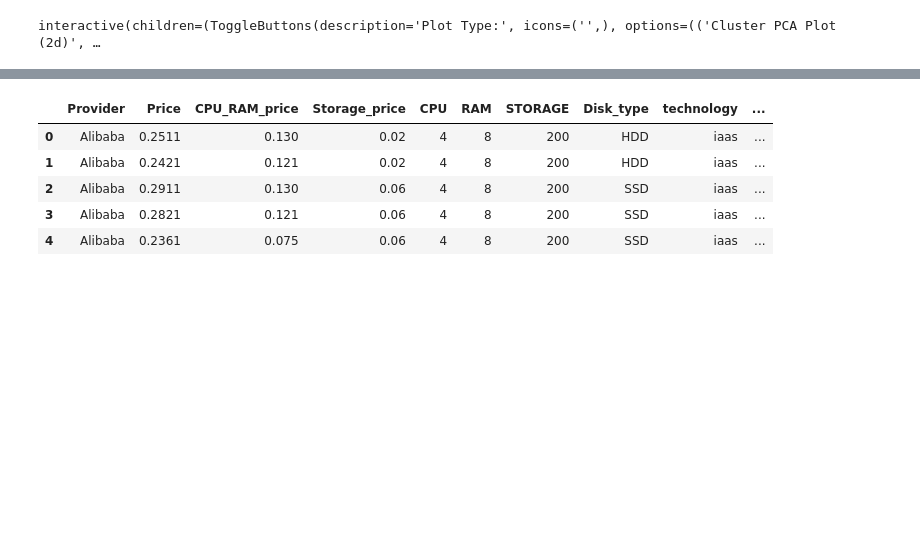
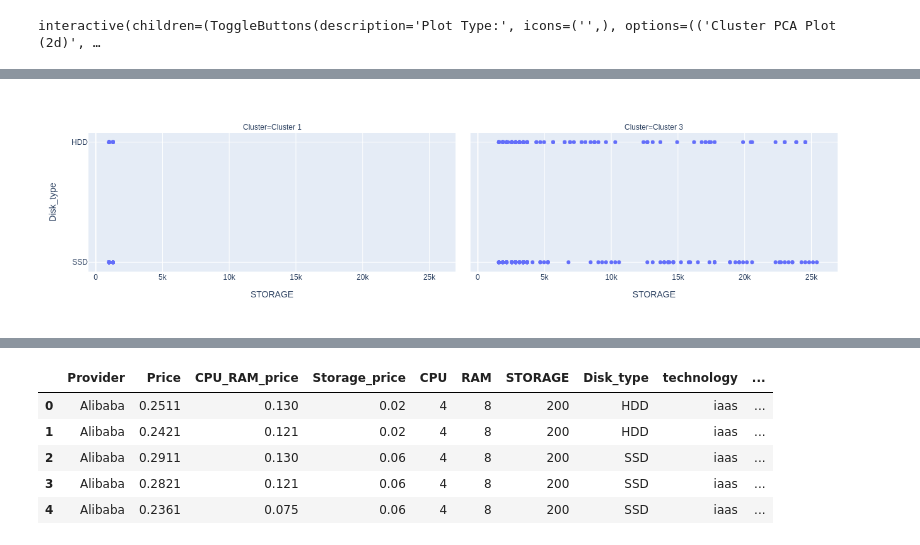
Before and after one commit to gfragi/cloudCasestudy, a Jupyter notebook: clustering-storage.ipynb, the cells around one changed output, grey strips where cells are left out. Saved outputs shown, nothing was run; the diff lists cells and outputs as text; code cells hidden in the pictures; blank space fills up the shorter version.

```diff
--- a/clustering-storage.ipynb
+++ b/clustering-storage.ipynb
@@ -124,0 +103,13 @@ result = assign_model(kmeans)
+# %%
+# Load the dataset you need to predict
+totals = pd.read_csv(f'datasets/total_instances.csv')
+
+# Store only the two columns for clustering prediction
+caas_strg = totals[['storage_caas', 'Disk_type']]
+caas_strg = caas_strg.rename(columns={'storage_caas': 'STORAGE'})
+iaas_strg = totals[['storage_iaas', 'Disk_type']]
+iaas_strg = iaas_strg.rename(columns={'storage_iaas': 'STORAGE'})
+
+
+iaas_strg
+# caas_strg.head()
@@ -125,4 +130,4 @@ result = assign_model(kmeans)
 # %%
-# predictions = predict_model(kmeans, data = user_pred)
-# predictions.head()
-# # predictions.info()
+predictions = predict_model(kmeans, data = iaas_strg)
+predictions
+# predictions.info()
@@ -129,7 +148,9 @@ result = assign_model(kmeans)
 # %%
-# # Create a scatter plot for each Cluster
-# fig = px.scatter(predictions, x='CPU', y='RAM', facet_col='Cluster')
-# fig.show()
+# Create a scatter plot for each Cluster
+fig = px.scatter(predictions, x='STORAGE', y='Disk_type', facet_col='Cluster')
+fig.show()
+# %% [output]
+[figure, added]
 # %%
 fig = px.scatter(result, x='Disk_type', y='STORAGE', facet_col='Cluster')
 fig.show()
```
Also changed, not shown: parts of 5 cells of this notebook, 5 other files.
